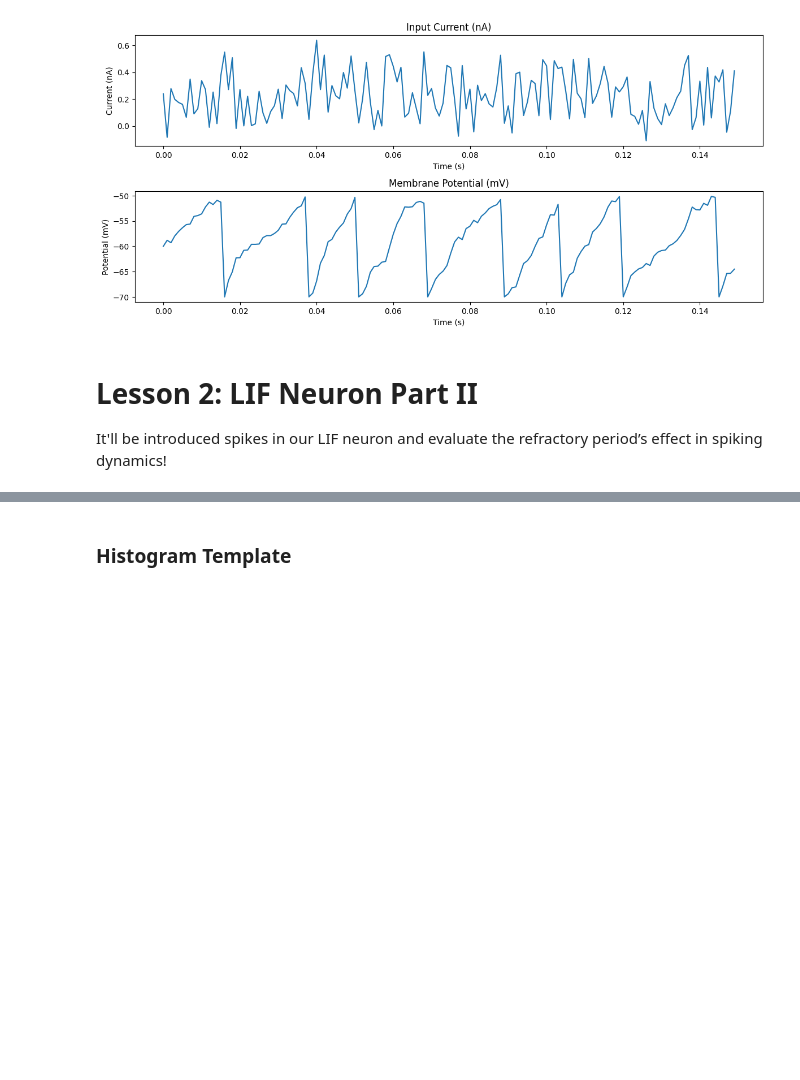
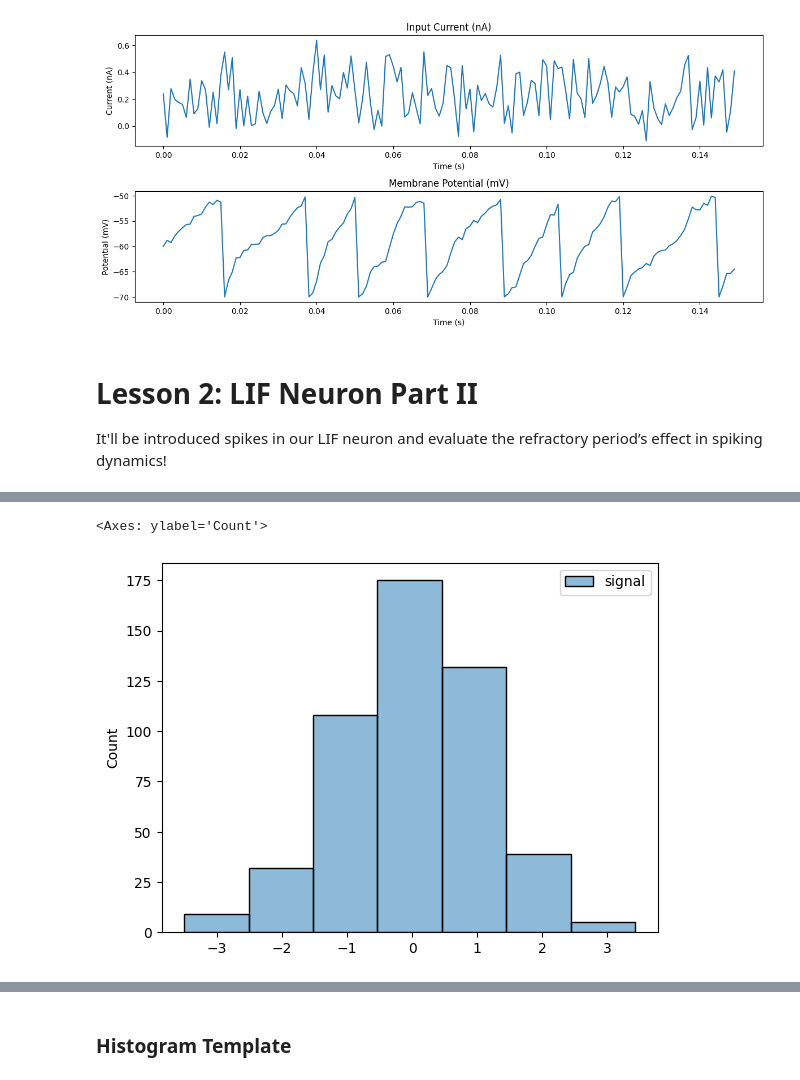
Before and after one commit to igorconsulting/neuromatch, a Jupyter notebook: experimentation.ipynb, the cells around one changed output, grey strips where cells are left out. Cells and saved outputs as stored; diff of their text form; code cells hidden in the pictures; blank space fills up the shorter version.

Commit message:
refresh histogram

```diff
--- a/experimentation.ipynb
+++ b/experimentation.ipynb
@@ -190,0 +195,23 @@ $$N = \sum_{j=1}^{J} m_j$$
+# %%
+import numpy as np
+import pandas as pd
+np.random.seed(1)
+# Define the intervals and their corresponding frequencies
+intervals = [(-3.5, -2.51), (-2.5, -1.51), (-1.5, -0.51), (-0.5, 0.49), (0.5, 1.49), (1.5, 2.49), (2.5, 3.49)]
+frequencies = [9, 32, 109, 180, 132, 34, 4]
+
+# Generate random data within each interval based on the frequency
+example_data = []
+for (low, high), freq in zip(intervals, frequencies):
+    # Generate 'freq' number of random values within the current interval
+    example_data.extend(np.random.uniform(low, high, freq))
+
+# Shuffle the data to ensure randomness in order
+np.random.shuffle(example_data)
+
+# Optionally, convert to a numpy array
+example_data = np.array(example_data)
+
+example_data = pd.DataFrame(example_data, columns=["signal"])
+# Print or use the data
+print(example_data)
@@ -190,0 +233,8 @@ $$N = \sum_{j=1}^{J} m_j$$
+# %%
+import seaborn as sns
+
+# sns.histplot(data,bins)
+sns.histplot(data=example_data,bins=7)
+# %% [output]
+<Axes: ylabel='Count'>
+[figure, added]
```
Also changed, not shown: parts of 11 cells of this notebook.
